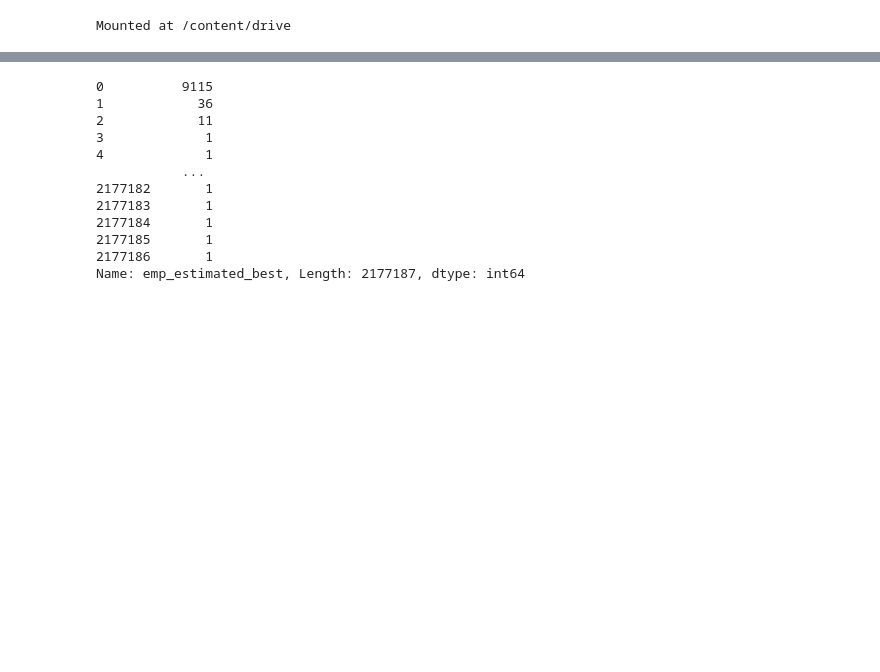
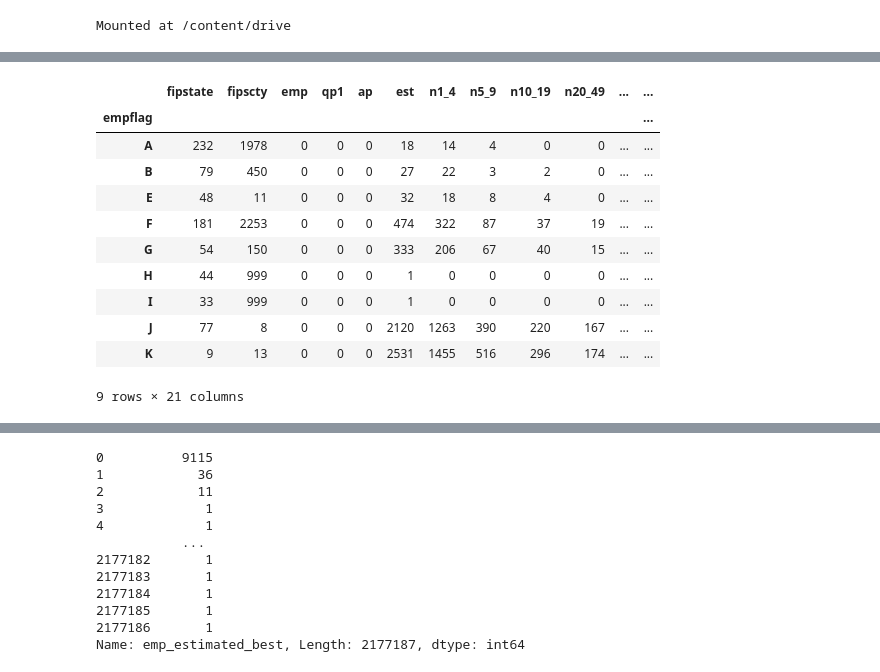
Before and after one commit to ReidelVichot/LC_identification, a Jupyter notebook: CBP_emp_recuperation.ipynb, the cells around one changed output, grey strips where cells are left out. Saved outputs shown, nothing was run; the diff lists cells and outputs as text; code cells hidden in the pictures; blank space fills up the shorter version.

```diff
--- a/CBP_emp_recuperation.ipynb
+++ b/CBP_emp_recuperation.ipynb
@@ -75,3 +188,18 @@ cbp00[cbp00["empflag"].isna()]
+# %%
+cbp00[cbp00["naics"]=="------"].groupby("empflag").sum()
+# %% [output]
+|  | fipstate | fipscty | emp | qp1 | ap | est | n1_4 | n5_9 | n10_19 | n20_49 | ... | ... |
+| empflag |  |  |  |  |  |  |  |  |  |  |  | ... |
+| A | 232 | 1978 | 0 | 0 | 0 | 18 | 14 | 4 | 0 | 0 | ... | ... |
+| B | 79 | 450 | 0 | 0 | 0 | 27 | 22 | 3 | 2 | 0 | ... | ... |
+| E | 48 | 11 | 0 | 0 | 0 | 32 | 18 | 8 | 4 | 0 | ... | ... |
+| F | 181 | 2253 | 0 | 0 | 0 | 474 | 322 | 87 | 37 | 19 | ... | ... |
+| G | 54 | 150 | 0 | 0 | 0 | 333 | 206 | 67 | 40 | 15 | ... | ... |
+| H | 44 | 999 | 0 | 0 | 0 | 1 | 0 | 0 | 0 | 0 | ... | ... |
+| I | 33 | 999 | 0 | 0 | 0 | 1 | 0 | 0 | 0 | 0 | ... | ... |
+| J | 77 | 8 | 0 | 0 | 0 | 2120 | 1263 | 390 | 220 | 167 | ... | ... |
+| K | 9 | 13 | 0 | 0 | 0 | 2531 | 1455 | 516 | 296 | 174 | ... | ... |
+9 rows × 21 columns
 # %%
 # -- import statmodels using the formula api
 import statsmodels.formula.api as sm
```
Also changed, not shown: parts of 16 cells of this notebook.
